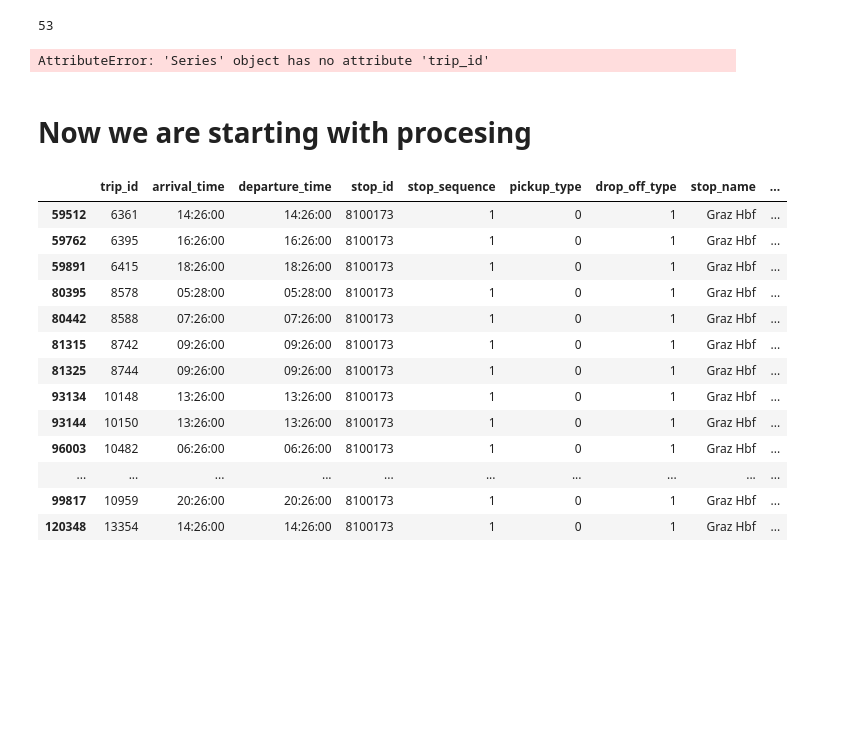
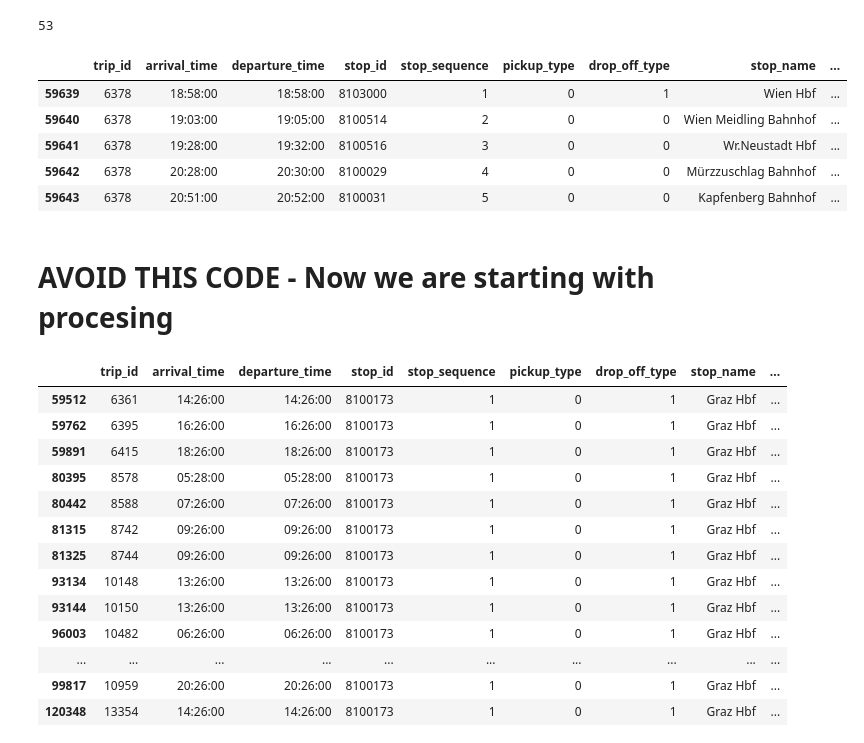
Before and after one commit to SvenCelin/Information-Visualisation, a Jupyter notebook: DataCleaningAndPreprocesing.ipynb, the cells around one changed output. Saved outputs shown, nothing was run; the diff lists cells and outputs as text; code cells hidden in the pictures; blank space fills up the shorter version.

```diff
--- a/DataCleaningAndPreprocesing.ipynb
+++ b/DataCleaningAndPreprocesing.ipynb
@@ -140,4 +125,11 @@ def GW_stops_search(x):
-# %%
-data_route = data.apply(lambda x: GW_stops_search(x))
-# %% [output]
-AttributeError: 'Series' object has no attribute 'trip_id'
+# %%
+data_route = data.loc[data['trip_id'].isin(GW_list)]
+# %%
+data_route.head()
+# %% [output]
+|  | trip_id | arrival_time | departure_time | stop_id | stop_sequence | pickup_type | drop_off_type | stop_name | ... |
+| 59639 | 6378 | 18:58:00 | 18:58:00 | 8103000 | 1 | 0 | 1 | Wien Hbf | ... |
+| 59640 | 6378 | 19:03:00 | 19:05:00 | 8100514 | 2 | 0 | 0 | Wien Meidling Bahnhof | ... |
+| 59641 | 6378 | 19:28:00 | 19:32:00 | 8100516 | 3 | 0 | 0 | Wr.Neustadt Hbf | ... |
+| 59642 | 6378 | 20:28:00 | 20:30:00 | 8100029 | 4 | 0 | 0 | Mürzzuschlag Bahnhof | ... |
+| 59643 | 6378 | 20:51:00 | 20:52:00 | 8100031 | 5 | 0 | 0 | Kapfenberg Bahnhof | ... |
@@ -144,5 +138,5 @@ AttributeError: 'Series' object has no attribute 'trip_id'
 # %% [markdown]
-# Now we are starting with procesing
+# AVOID THIS CODE  - Now we are starting with procesing
 # %%
 data[(data.stop_name == "Graz Hbf") & (data.stop_sequence == 1) & (data.route_id == 1)].head(20)
 # %% [output]
```
Also changed, not shown: parts of 4 cells of this notebook, 1 other file.
